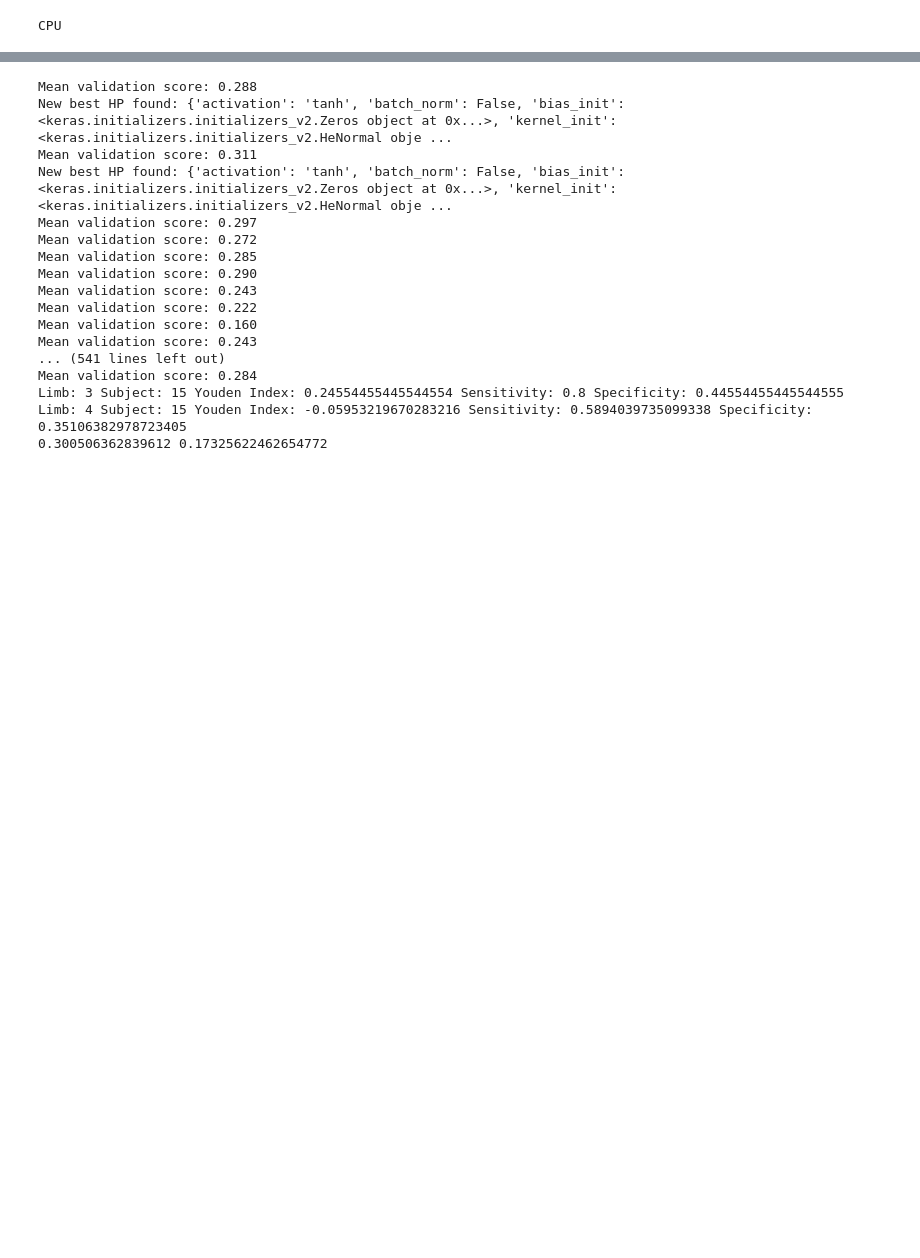
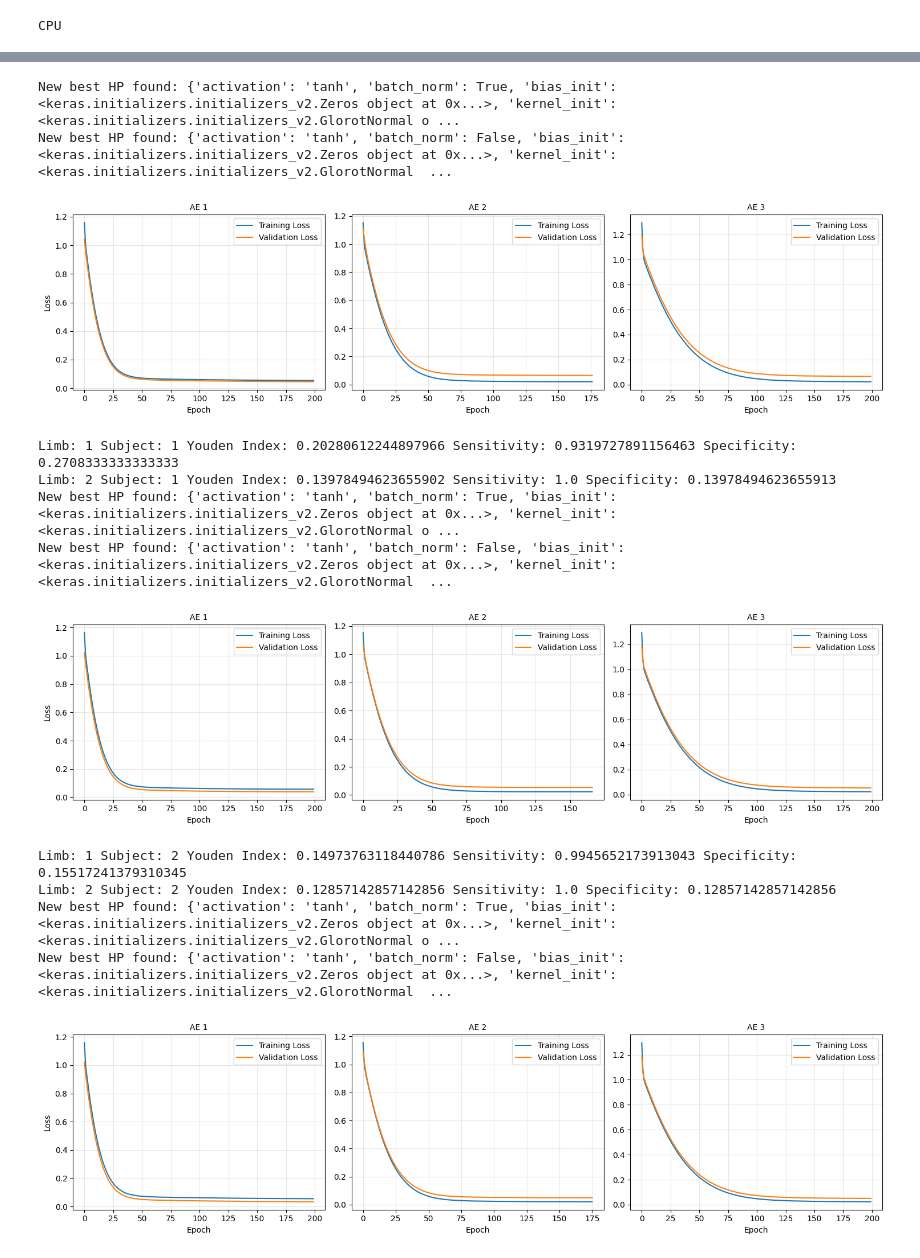
Before and after one commit to biorehab/uluse-autoencoder, a Jupyter notebook: approach3b/approach3b_generic.ipynb, the cells around one changed output, grey strips where cells are left out. Drawn from its saved outputs; the diff is of its cells as text; code cells hidden in the pictures; blank space fills up the shorter version.

Commit message:
loss curves for scheme 3 for limited hp_grid

```diff
--- a/approach3b/approach3b_generic.ipynb
+++ b/approach3b/approach3b_generic.ipynb
@@ -71,7 +71,7 @@ window_size = 100
 epochs = 200
 batch_size = 32
 class_loss = False
-plot_hist = False
+plot_hist = True
 
 error_func = 'mae'
 
@@ -81,17 +81,15 @@ subjects = combined['subject']
 limbs = combined['limb']
 usetypes = combined['use_type_encoded']
 
-hp_grid =  {
-        'activation': ['tanh', 'relu'],
-        'kernel_init': [tf.keras.initializers.HeNormal(seed=42),
-                        tf.keras.initializers.GlorotNormal(seed=42), ],
-        'bias_init': [tf.keras.initializers.Zeros()],
-        'optimizer':['adam', 'nadam'],
-        'loss': [tf.keras.losses.mean_squared_error,
-                 tf.keras.losses.mean_absolute_error],
-        'learning_rate': [1e-3],
-        'batch_norm': [False, True]
-        }
+hp_grid = {
+    'activation': ['tanh'],
+    'kernel_init': [tf.keras.initializers.GlorotNormal(seed=42), ],
+    'bias_init': [tf.keras.initializers.Zeros()],
+    'optimizer': ['nadam'],
+    'loss': [tf.keras.losses.mean_squared_error, ],
+    'learning_rate': [0.0001],
+    'batch_norm': [True, False]
+    }
 
 results_3b = run_nested_cv_3b(
     window_size,
@@ -105,9 +103,7 @@ results_3b = run_nested_cv_3b(
     epochs=epochs,
     batch_size=batch_size,
     class_loss=False,
-    plot_hist=False,
-    error_func='mae'
+    plot_hist=True,
+    error_func='None'
 )
-
-print(np.mean(results_3b['youden_index']), np.std(results_3b['youden_index']))
 # %% [output]
@@ -115,17 +111,13 @@ print(np.mean(results_3b['youden_index']), np.std(results_3b['youden_index']))
-Mean validation score: 0.288
-New best HP found: {'activation': 'tanh', 'batch_norm': False, 'bias_init': <keras.initializers.initializers_v2.Zeros object at 0x...>, 'kernel_init': <keras.initializers.initializers_v2.HeNormal obje ...
-Mean validation score: 0.311
-New best HP found: {'activation': 'tanh', 'batch_norm': False, 'bias_init': <keras.initializers.initializers_v2.Zeros object at 0x...>, 'kernel_init': <keras.initializers.initializers_v2.HeNormal obje ...
-Mean validation score: 0.297
-Mean validation score: 0.272
-Mean validation score: 0.285
-Mean validation score: 0.290
-Mean validation score: 0.243
-Mean validation score: 0.222
-Mean validation score: 0.160
-Mean validation score: 0.243
-... (541 lines left out)
-Mean validation score: 0.284
-Limb: 3 Subject: 15 Youden Index: 0.24554455445544554 Sensitivity: 0.8 Specificity: 0.44554455445544555
-Limb: 4 Subject: 15 Youden Index: -0.05953219670283216 Sensitivity: 0.5894039735099338 Specificity: 0.35106382978723405
-0.300506362839612 0.17325622462654772
+New best HP found: {'activation': 'tanh', 'batch_norm': True, 'bias_init': <keras.initializers.initializers_v2.Zeros object at 0x...>, 'kernel_init': <keras.initializers.initializers_v2.GlorotNormal o ...
+New best HP found: {'activation': 'tanh', 'batch_norm': False, 'bias_init': <keras.initializers.initializers_v2.Zeros object at 0x...>, 'kernel_init': <keras.initializers.initializers_v2.GlorotNormal  ...
+[figure, added]
+Limb: 1 Subject: 1 Youden Index: 0.20280612244897966 Sensitivity: 0.9319727891156463 Specificity: 0.2708333333333333
+Limb: 2 Subject: 1 Youden Index: 0.13978494623655902 Sensitivity: 1.0 Specificity: 0.13978494623655913
+New best HP found: {'activation': 'tanh', 'batch_norm': True, 'bias_init': <keras.initializers.initializers_v2.Zeros object at 0x...>, 'kernel_init': <keras.initializers.initializers_v2.GlorotNormal o ...
+New best HP found: {'activation': 'tanh', 'batch_norm': False, 'bias_init': <keras.initializers.initializers_v2.Zeros object at 0x...>, 'kernel_init': <keras.initializers.initializers_v2.GlorotNormal  ...
+[figure, added]
+Limb: 1 Subject: 2 Youden Index: 0.14973763118440786 Sensitivity: 0.9945652173913043 Specificity: 0.15517241379310345
+Limb: 2 Subject: 2 Youden Index: 0.12857142857142856 Sensitivity: 1.0 Specificity: 0.12857142857142856
+New best HP found: {'activation': 'tanh', 'batch_norm': True, 'bias_init': <keras.initializers.initializers_v2.Zeros object at 0x...>, 'kernel_init': <keras.initializers.initializers_v2.GlorotNormal o ...
+New best HP found: {'activation': 'tanh', 'batch_norm': False, 'bias_init': <keras.initializers.initializers_v2.Zeros object at 0x...>, 'kernel_init': <keras.initializers.initializers_v2.GlorotNormal  ...
+[figure, added]
```
Also changed, not shown: parts of 2 cells of this notebook, 9 other files.
